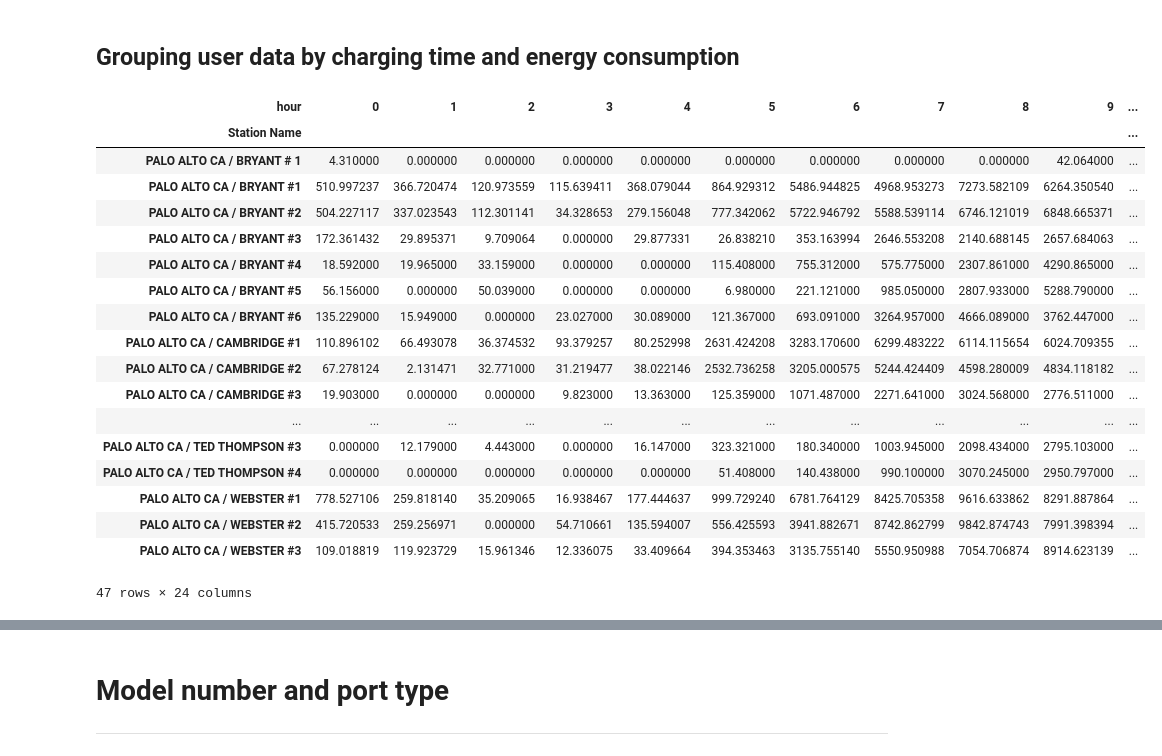
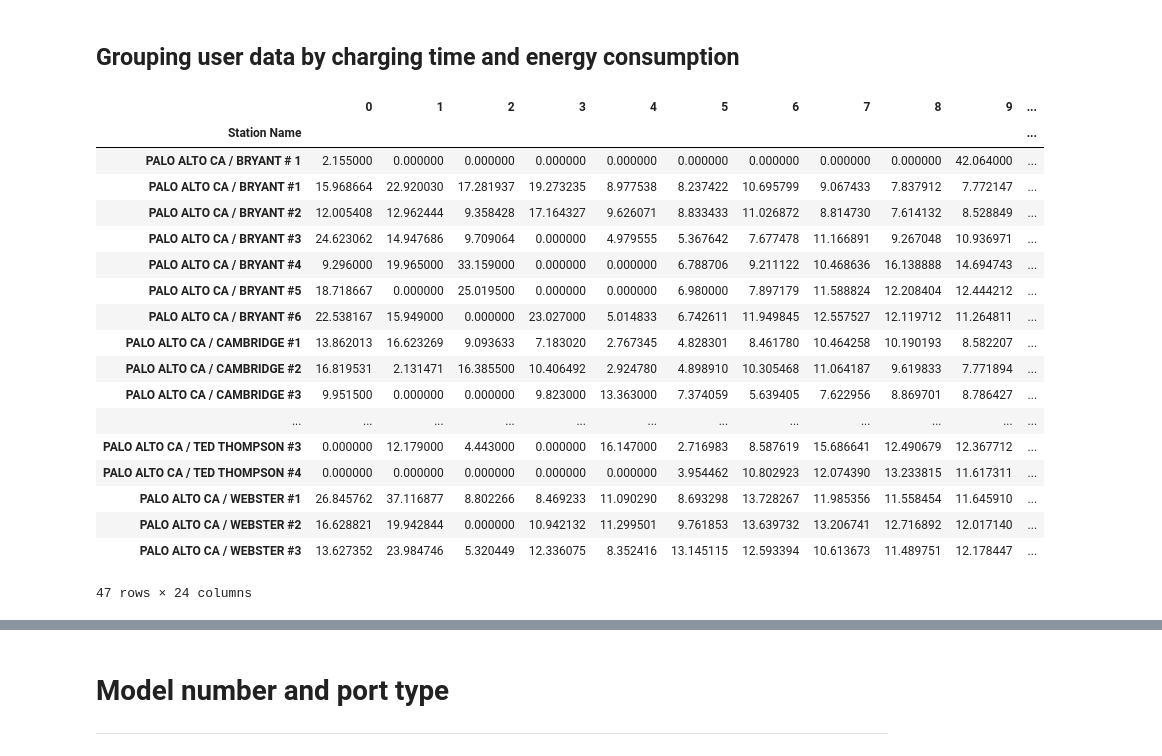
Before and after one commit to DitteGilsfeldt/42577-Introduction-to_Business_Analytics__Project, a Jupyter notebook: Test.ipynb, the cells around one changed output, grey strips where cells are left out. Cells and saved outputs as stored; diff of their text form; code cells hidden in the pictures.

```diff
--- a/Test.ipynb
+++ b/Test.ipynb
@@ -249,43 +256,35 @@ Scaled Data for Clustering:
 # %%
 # Set 'Start Date' as the index
 d = data.set_index('Start Date')
 
-# Extract 'date' and 'hour' from the index
 d['date'] = d.index.date
 d['hour'] = d.index.hour
 
-# Group by 'Station Name', 'date', and 'hour', then sum 'Energy (kWh)'
 hourly_energy = d.groupby(['Station Name', 'date', 'hour'])['Energy (kWh)'].sum().reset_index()
 
-# Pivot the table: Rows -> Station Name, Columns -> Hour, Values -> Energy (kWh)
-user_hourly = hourly_energy.pivot_table(
-    index='Station Name',
-    columns='hour',
-    values='Energy (kWh)',
-    aggfunc='sum'  # Explicitly ensure sum is used
-).fillna(0)  # Fill NaN values with 0
-
-# Display the result
+# Pivot table: Rows -> Station Name, Columns -> Hour, Values -> Energy (kWh)
+user_hourly = hourly_energy.pivot_table(index='Station Name', columns='hour', values='Energy (kWh)', fill_value=0)
+user_hourly.columns = [f"{col}" for col in user_hourly.columns]
 user_hourly
 # %% [output]
-| hour | 0 | 1 | 2 | 3 | 4 | 5 | 6 | 7 | 8 | 9 | ... |
+|  | 0 | 1 | 2 | 3 | 4 | 5 | 6 | 7 | 8 | 9 | ... |
 | Station Name |  |  |  |  |  |  |  |  |  |  | ... |
-| PALO ALTO CA / BRYANT # 1 | 4.310000 | 0.000000 | 0.000000 | 0.000000 | 0.000000 | 0.000000 | 0.000000 | 0.000000 | 0.000000 | 42.064000 | ... |
-| PALO ALTO CA / BRYANT #1 | 510.997237 | 366.720474 | 120.973559 | 115.639411 | 368.079044 | 864.929312 | 5486.944825 | 4968.953273 | 7273.582109 | 6264.350540 | ... |
-| PALO ALTO CA / BRYANT #2 | 504.227117 | 337.023543 | 112.301141 | 34.328653 | 279.156048 | 777.342062 | 5722.946792 | 5588.539114 | 6746.121019 | 6848.665371 | ... |
-| PALO ALTO CA / BRYANT #3 | 172.361432 | 29.895371 | 9.709064 | 0.000000 | 29.877331 | 26.838210 | 353.163994 | 2646.553208 | 2140.688145 | 2657.684063 | ... |
-| PALO ALTO CA / BRYANT #4 | 18.592000 | 19.965000 | 33.159000 | 0.000000 | 0.000000 | 115.408000 | 755.312000 | 575.775000 | 2307.861000 | 4290.865000 | ... |
-| PALO ALTO CA / BRYANT #5 | 56.156000 | 0.000000 | 50.039000 | 0.000000 | 0.000000 | 6.980000 | 221.121000 | 985.050000 | 2807.933000 | 5288.790000 | ... |
-| PALO ALTO CA / BRYANT #6 | 135.229000 | 15.949000 | 0.000000 | 23.027000 | 30.089000 | 121.367000 | 693.091000 | 3264.957000 | 4666.089000 | 3762.447000 | ... |
-| PALO ALTO CA / CAMBRIDGE #1 | 110.896102 | 66.493078 | 36.374532 | 93.379257 | 80.252998 | 2631.424208 | 3283.170600 | 6299.483222 | 6114.115654 | 6024.709355 | ... |
-| PALO ALTO CA / CAMBRIDGE #2 | 67.278124 | 2.131471 | 32.771000 | 31.219477 | 38.022146 | 2532.736258 | 3205.000575 | 5244.424409 | 4598.280009 | 4834.118182 | ... |
-| PALO ALTO CA / CAMBRIDGE #3 | 19.903000 | 0.000000 | 0.000000 | 9.823000 | 13.363000 | 125.359000 | 1071.487000 | 2271.641000 | 3024.568000 | 2776.511000 | ... |
+| PALO ALTO CA / BRYANT # 1 | 2.155000 | 0.000000 | 0.000000 | 0.000000 | 0.000000 | 0.000000 | 0.000000 | 0.000000 | 0.000000 | 42.064000 | ... |
+| PALO ALTO CA / BRYANT #1 | 15.968664 | 22.920030 | 17.281937 | 19.273235 | 8.977538 | 8.237422 | 10.695799 | 9.067433 | 7.837912 | 7.772147 | ... |
+| PALO ALTO CA / BRYANT #2 | 12.005408 | 12.962444 | 9.358428 | 17.164327 | 9.626071 | 8.833433 | 11.026872 | 8.814730 | 7.614132 | 8.528849 | ... |
+| PALO ALTO CA / BRYANT #3 | 24.623062 | 14.947686 | 9.709064 | 0.000000 | 4.979555 | 5.367642 | 7.677478 | 11.166891 | 9.267048 | 10.936971 | ... |
+| PALO ALTO CA / BRYANT #4 | 9.296000 | 19.965000 | 33.159000 | 0.000000 | 0.000000 | 6.788706 | 9.211122 | 10.468636 | 16.138888 | 14.694743 | ... |
+| PALO ALTO CA / BRYANT #5 | 18.718667 | 0.000000 | 25.019500 | 0.000000 | 0.000000 | 6.980000 | 7.897179 | 11.588824 | 12.208404 | 12.444212 | ... |
+| PALO ALTO CA / BRYANT #6 | 22.538167 | 15.949000 | 0.000000 | 23.027000 | 5.014833 | 6.742611 | 11.949845 | 12.557527 | 12.119712 | 11.264811 | ... |
+| PALO ALTO CA / CAMBRIDGE #1 | 13.862013 | 16.623269 | 9.093633 | 7.183020 | 2.767345 | 4.828301 | 8.461780 | 10.464258 | 10.190193 | 8.582207 | ... |
+| PALO ALTO CA / CAMBRIDGE #2 | 16.819531 | 2.131471 | 16.385500 | 10.406492 | 2.924780 | 4.898910 | 10.305468 | 11.064187 | 9.619833 | 7.771894 | ... |
+| PALO ALTO CA / CAMBRIDGE #3 | 9.951500 | 0.000000 | 0.000000 | 9.823000 | 13.363000 | 7.374059 | 5.639405 | 7.622956 | 8.869701 | 8.786427 | ... |
 | ... | ... | ... | ... | ... | ... | ... | ... | ... | ... | ... | ... |
-| PALO ALTO CA / TED THOMPSON #3 | 0.000000 | 12.179000 | 4.443000 | 0.000000 | 16.147000 | 323.321000 | 180.340000 | 1003.945000 | 2098.434000 | 2795.103000 | ... |
-| PALO ALTO CA / TED THOMPSON #4 | 0.000000 | 0.000000 | 0.000000 | 0.000000 | 0.000000 | 51.408000 | 140.438000 | 990.100000 | 3070.245000 | 2950.797000 | ... |
-| PALO ALTO CA / WEBSTER #1 | 778.527106 | 259.818140 | 35.209065 | 16.938467 | 177.444637 | 999.729240 | 6781.764129 | 8425.705358 | 9616.633862 | 8291.887864 | ... |
-| PALO ALTO CA / WEBSTER #2 | 415.720533 | 259.256971 | 0.000000 | 54.710661 | 135.594007 | 556.425593 | 3941.882671 | 8742.862799 | 9842.874743 | 7991.398394 | ... |
-| PALO ALTO CA / WEBSTER #3 | 109.018819 | 119.923729 | 15.961346 | 12.336075 | 33.409664 | 394.353463 | 3135.755140 | 5550.950988 | 7054.706874 | 8914.623139 | ... |
+| PALO ALTO CA / TED THOMPSON #3 | 0.000000 | 12.179000 | 4.443000 | 0.000000 | 16.147000 | 2.716983 | 8.587619 | 15.686641 | 12.490679 | 12.367712 | ... |
+| PALO ALTO CA / TED THOMPSON #4 | 0.000000 | 0.000000 | 0.000000 | 0.000000 | 0.000000 | 3.954462 | 10.802923 | 12.074390 | 13.233815 | 11.617311 | ... |
+| PALO ALTO CA / WEBSTER #1 | 26.845762 | 37.116877 | 8.802266 | 8.469233 | 11.090290 | 8.693298 | 13.728267 | 11.985356 | 11.558454 | 11.645910 | ... |
+| PALO ALTO CA / WEBSTER #2 | 16.628821 | 19.942844 | 0.000000 | 10.942132 | 11.299501 | 9.761853 | 13.639732 | 13.206741 | 12.716892 | 12.017140 | ... |
+| PALO ALTO CA / WEBSTER #3 | 13.627352 | 23.984746 | 5.320449 | 12.336075 | 8.352416 | 13.145115 | 12.593394 | 10.613673 | 11.489751 | 12.178447 | ... |
 47 rows × 24 columns
 # %%
 plt.plot(user_hourly.T)
```
Also changed, not shown: parts of 25 cells of this notebook.
